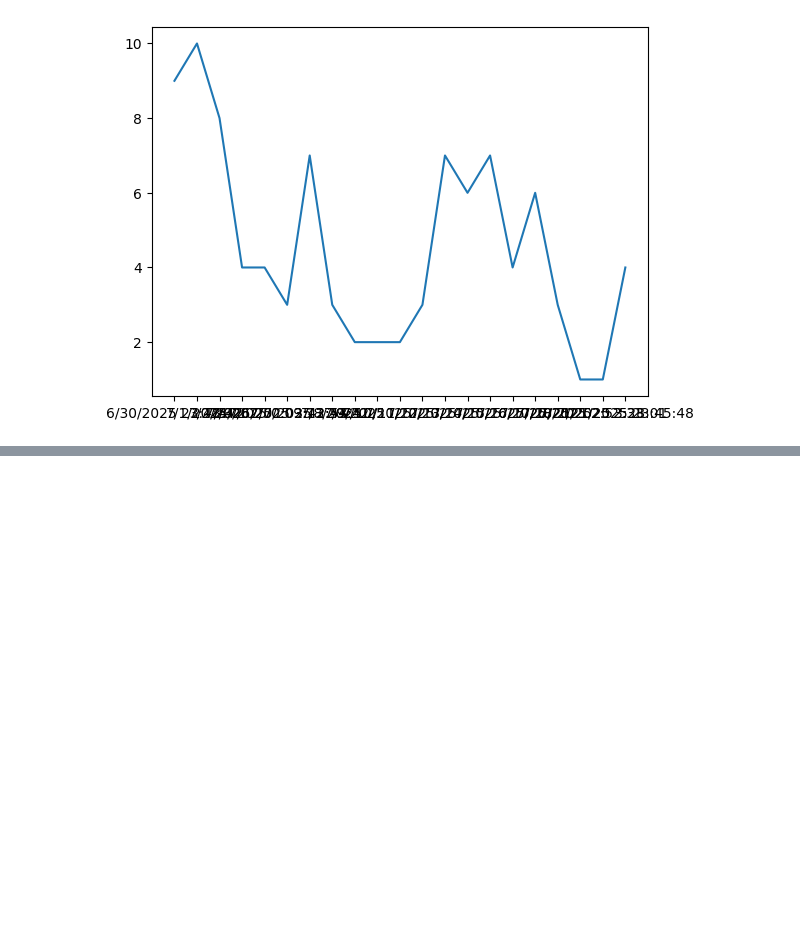
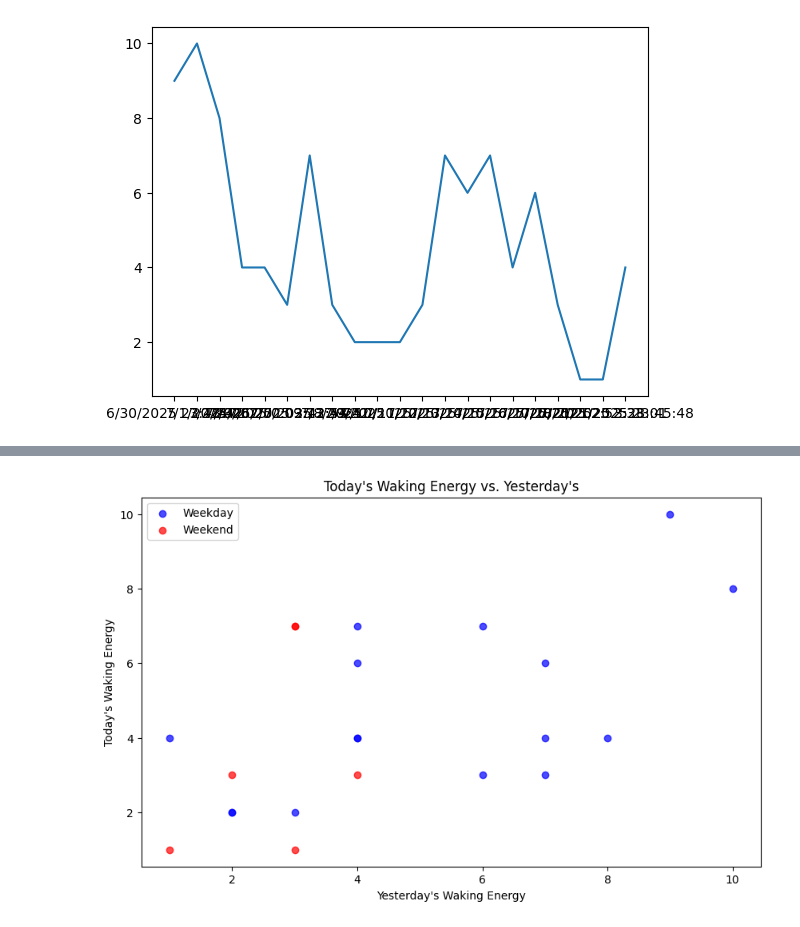
Before and after one commit to 8lak/Complex_Systems_Modeling, a Jupyter notebook: data_analysis_notebooks/01_EDA_and_Visualization.ipynb, the cells around one changed output, grey strips where cells are left out. Cells and saved outputs as stored; diff of their text form; code cells hidden in the pictures; blank space fills up the shorter version.

```diff
--- a/data_analysis_notebooks/01_EDA_and_Visualization.ipynb
+++ b/data_analysis_notebooks/01_EDA_and_Visualization.ipynb
@@ -100,3 +160,36 @@ df["wake_hour"] = wake_time.dt.hour
+# %%
+
+
+# --- Recommended Method: Plotting Categories Separately ---
+
+# 1. Define your data
+x = df['Waking_Energy_Yesterday']
+y = df['Waking Energy']
+
+# 2. Create filters for weekdays and weekends
+is_weekend = df['Weekend_Flag'] == 1
+is_weekday = df['Weekend_Flag'] == 0
+
+# 3. Create the plot object
+plt.figure(figsize=(10, 6))
+
+# 4. Plot the two groups separately on the same axes
+#    The 'label' argument is the key for the legend.
+plt.scatter(x[is_weekday], y[is_weekday], color='blue', alpha=0.7, label='Weekday')
+plt.scatter(x[is_weekend], y[is_weekend], color='red', alpha=0.7, label='Weekend')
+
+# 5. Add labels and a title for clarity
+plt.title("Today's Waking Energy vs. Yesterday's")
+plt.xlabel("Yesterday's Waking Energy")
+plt.ylabel("Today's Waking Energy")
+
+# 6. Call plt.legend() to display the legend automatically
+plt.legend()
+
+# 7. Show the plot
+plt.show()
+# %% [output]
+[figure, added]
 # %%
 corr_matrix = df.corr(numeric_only=True)
 
```
Also changed, not shown: parts of 6 cells of this notebook, 12 other files.
